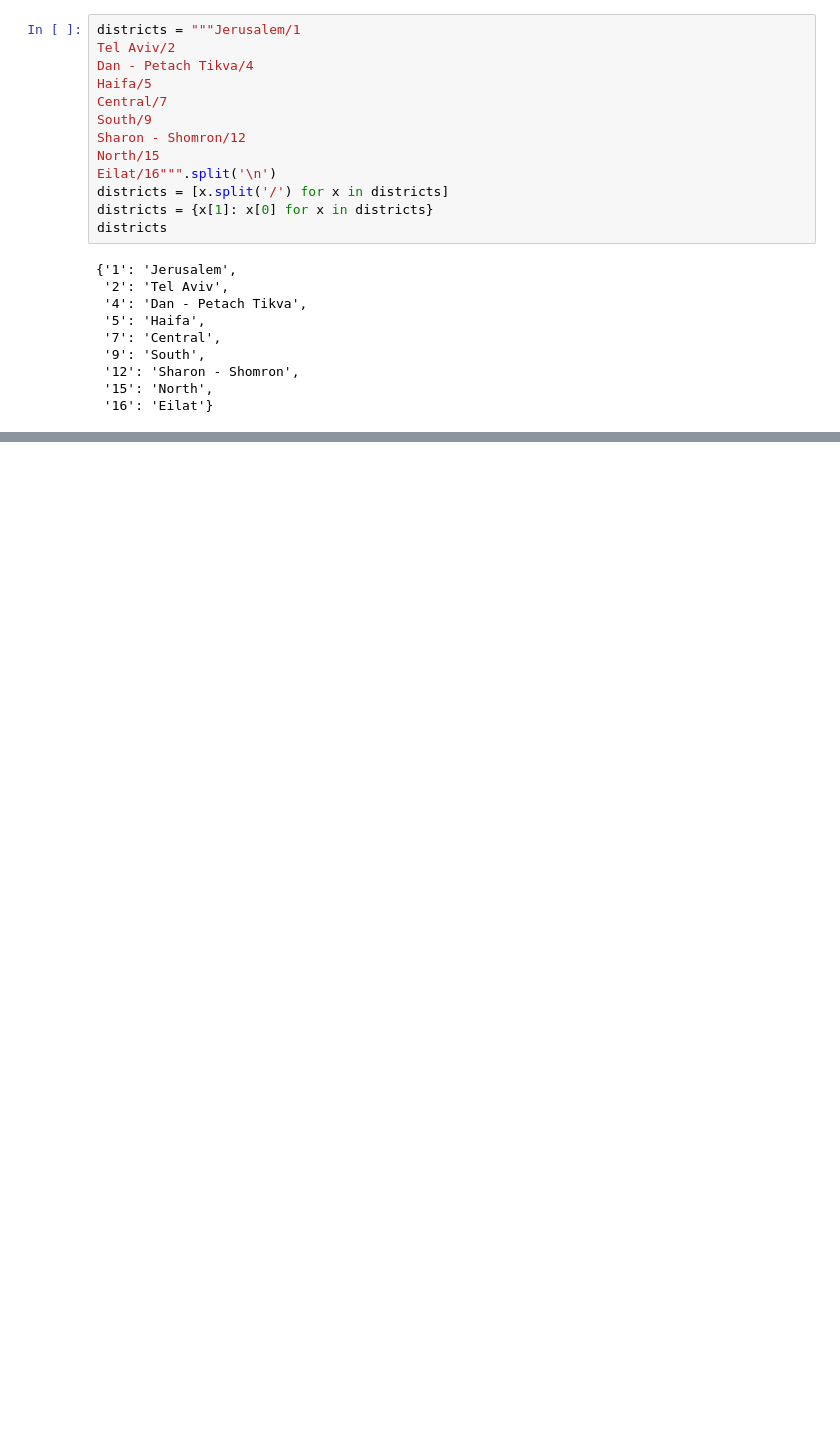
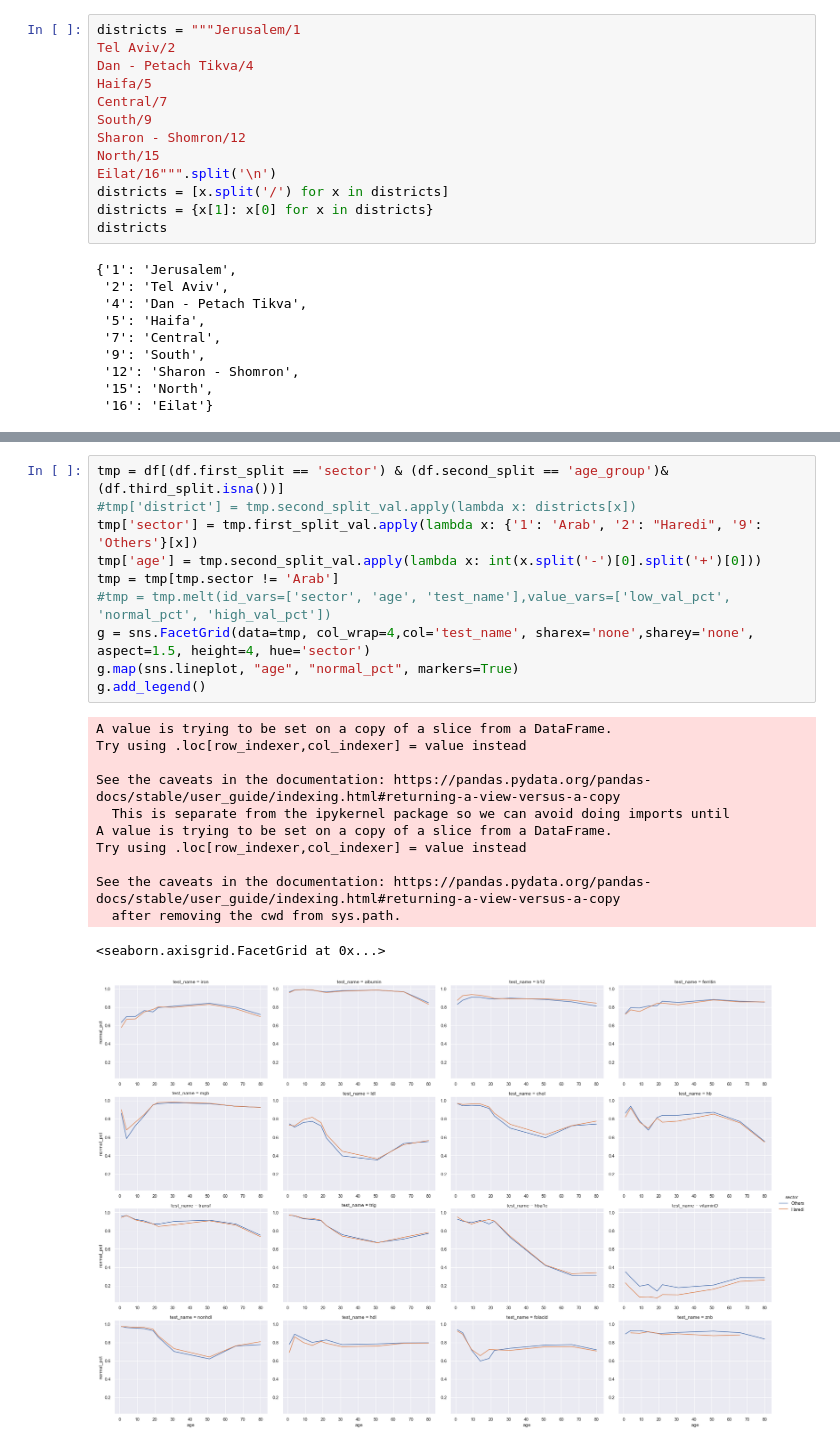
Before and after one commit to shtota/ExplainableClustering, a Jupyter notebook: clalit.ipynb, the cells around one changed output, grey strips where cells are left out. Saved outputs shown, nothing was run; the diff lists cells and outputs as text; blank space fills up the shorter version.

```diff
--- a/clalit.ipynb
+++ b/clalit.ipynb
@@ -123,0 +130,23 @@ tmp.shape
+# %%
+tmp = df[(df.first_split == 'sector') & (df.second_split == 'age_group')& (df.third_split.isna())]
+#tmp['district'] = tmp.second_split_val.apply(lambda x: districts[x])
+tmp['sector'] = tmp.first_split_val.apply(lambda x: {'1': 'Arab', '2': "Haredi", '9': 'Others'}[x])
+tmp['age'] = tmp.second_split_val.apply(lambda x: int(x.split('-')[0].split('+')[0]))
+tmp = tmp[tmp.sector != 'Arab']
+#tmp = tmp.melt(id_vars=['sector', 'age', 'test_name'],value_vars=['low_val_pct', 'normal_pct', 'high_val_pct'])
+g = sns.FacetGrid(data=tmp, col_wrap=4,col='test_name', sharex='none',sharey='none', aspect=1.5, height=4, hue='sector')
+g.map(sns.lineplot, "age", "normal_pct", markers=True)
+g.add_legend()
+# %% [output]
+A value is trying to be set on a copy of a slice from a DataFrame.
+Try using .loc[row_indexer,col_indexer] = value instead
+
+See the caveats in the documentation: https://pandas.pydata.org/pandas-docs/stable/user_guide/indexing.html#returning-a-view-versus-a-copy
+  This is separate from the ipykernel package so we can avoid doing imports until
+A value is trying to be set on a copy of a slice from a DataFrame.
+Try using .loc[row_indexer,col_indexer] = value instead
+
+See the caveats in the documentation: https://pandas.pydata.org/pandas-docs/stable/user_guide/indexing.html#returning-a-view-versus-a-copy
+  after removing the cwd from sys.path.
+<seaborn.axisgrid.FacetGrid at 0x...>
+[figure, added]
```
Also changed, not shown: parts of 12 cells of this notebook, 4 other files.
